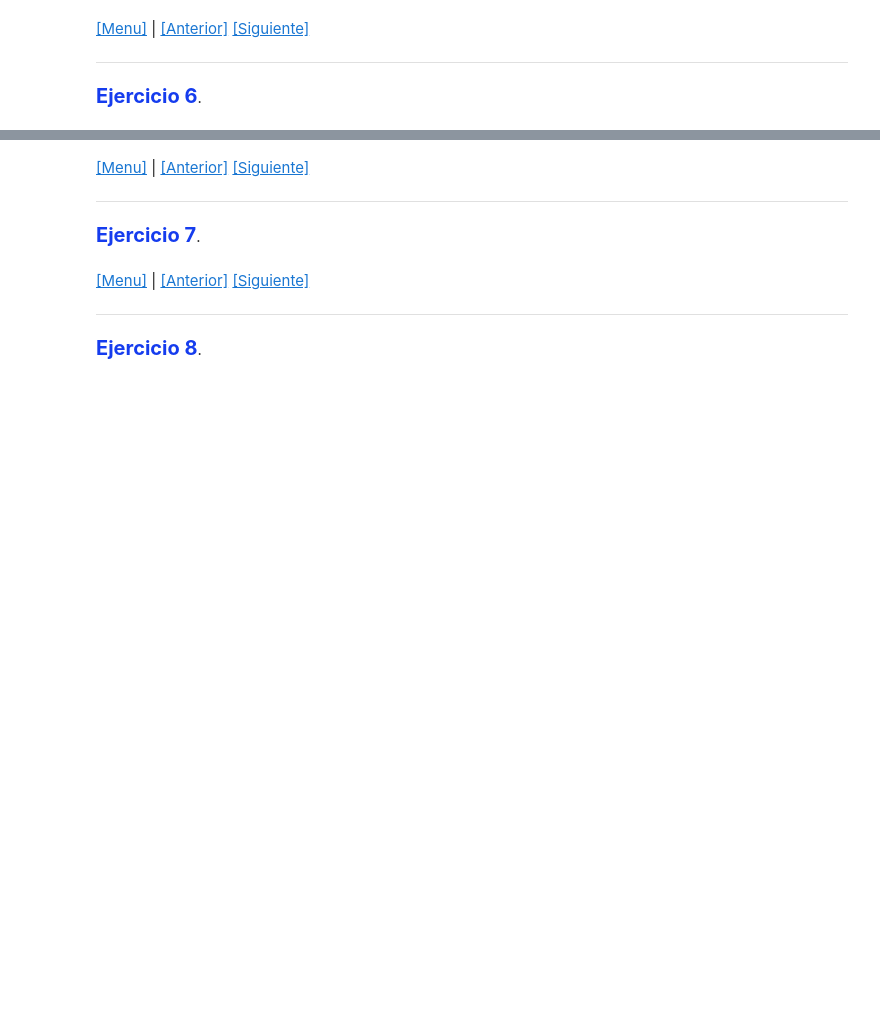
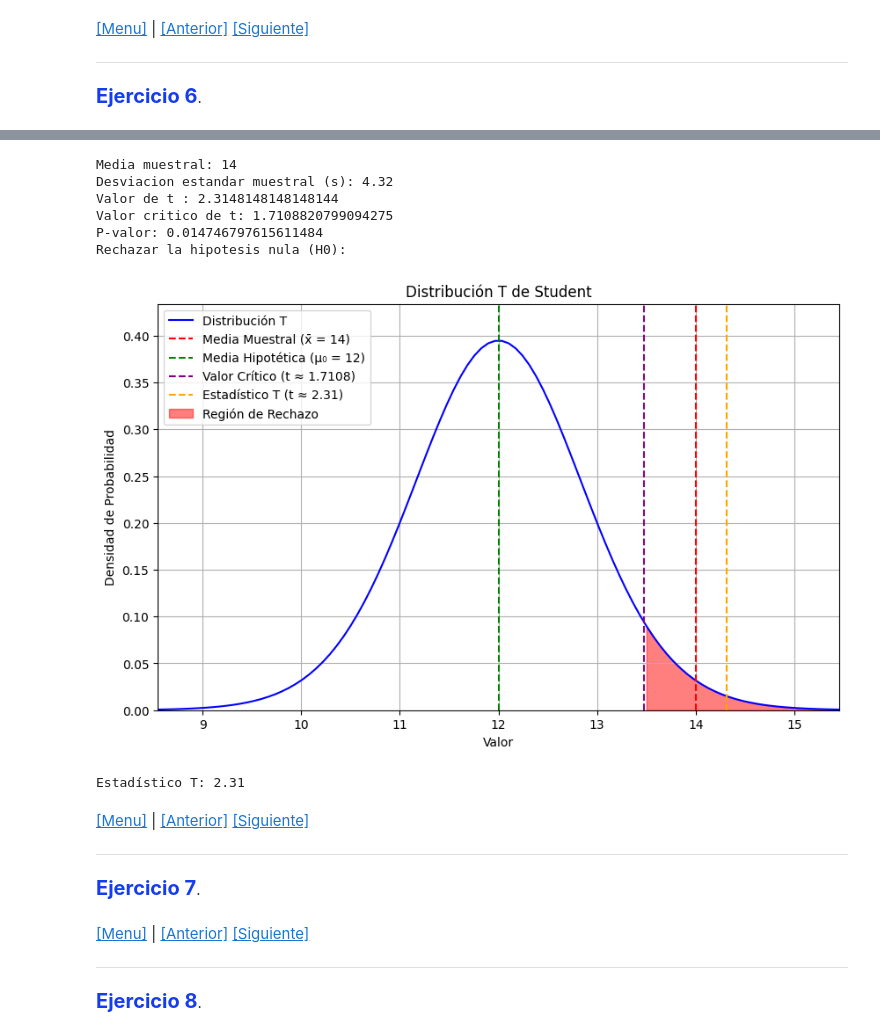
Before and after one commit to melaniesantiago/Ejercicios, a Jupyter notebook: ejercicios-t-student.ipynb, the cells around one changed output, grey strips where cells are left out. Drawn from its saved outputs; the diff is of its cells as text; code cells hidden in the pictures; blank space fills up the shorter version.

```diff
--- a/ejercicios-t-student.ipynb
+++ b/ejercicios-t-student.ipynb
@@ -94,3 +228,75 @@ Aquí el código
+# %%
+import numpy as np
+import matplotlib.pyplot as plt
+from scipy import stats
+
+# Datos
+x_bar = 14  # media muestral
+mu_0 = 12   # media hipotetica
+s = 4.32    # desviacion estandar
+n = 25      # tamaño de la muestra
+alpha = 0.05 # nivel de significancia
+
+# Calcular prueba T
+T = (x_bar - mu_0) / (s / np.sqrt(n))
+
+# Grados de libertad
+df = n - 1
+
+# Valor critico de t
+t_critical = stats.t.ppf(1 - alpha, df)
+
+# Calcular el p-valor
+p_value = 1 - stats.t.cdf(T, df)
+
+# Valores para la grafica
+x = np.linspace(mu_0 - 4*s/n**0.5, mu_0 + 4*s/n**0.5, 100)
+y = stats.t.pdf((x - mu_0) / (s / np.sqrt(n)), df)
+
+# Mostrar resultados
+print(f"Media muestral: {x_bar}")
+print(f"Desviacion estandar muestral (s): {s}")
+print(f"Valor de t : {T}")
+print(f"Valor critico de t: {t_critical}")
+print(f"P-valor: {p_value}")
+
+# Decision
+if T > t_critical or p_value < alpha:
+    print("Rechazar la hipotesis nula (H0):")
+else:
+    print("No rechazar la hipotesis nula (H0):")
+
+# Gráfica
+plt.figure(figsize=(10, 6))
+plt.plot(x, y, label='Distribución T', color='blue')
+plt.axvline(x=x_bar, color='red', linestyle='--', label='Media Muestral (x̄ = 14)')
+plt.axvline(x=mu_0, color='green', linestyle='--', label='Media Hipotética (μ₀ = 12)')
+plt.axvline(x=t_critical * (s / np.sqrt(n)) + mu_0, color='purple', linestyle='--', label='Valor Crítico (t ≈ 1.7108)')
+plt.axvline(x=T + mu_0, color='orange', linestyle='--', label=f'Estadístico T (t ≈ {T:.2f})')
+
+# Rellenar la región de rechazo
+plt.fill_between(x, y, where=(x >= t_critical * (s / np.sqrt(n)) + mu_0), color='red', alpha=0.5, label='Región de Rechazo')
+
+plt.title('Distribución T de Student')
+plt.xlabel('Valor')
+plt.ylabel('Densidad de Probabilidad')
+plt.legend()
+plt.grid()
+plt.xlim(mu_0 - 4*s/n**0.5, mu_0 + 4*s/n**0.5)  # Ajustar límites de los ejes
+plt.ylim(0, max(y) * 1.1)  # Ajustar límite del eje y
+plt.show()
+
+# Imprimir el estadístico T
+print(f'Estadístico T: {T:.2f}')
+# %% [output]
+Media muestral: 14
+Desviacion estandar muestral (s): 4.32
+Valor de t : 2.3148148148148144
+Valor critico de t: 1.7108820799094275
+P-valor: 0.014746797615611484
+Rechazar la hipotesis nula (H0):
+[figure, added]
+Estadístico T: 2.31
 # %% [markdown]
 <div id=ex_7></div>
 
```
Also changed, not shown: parts of 11 cells of this notebook.
